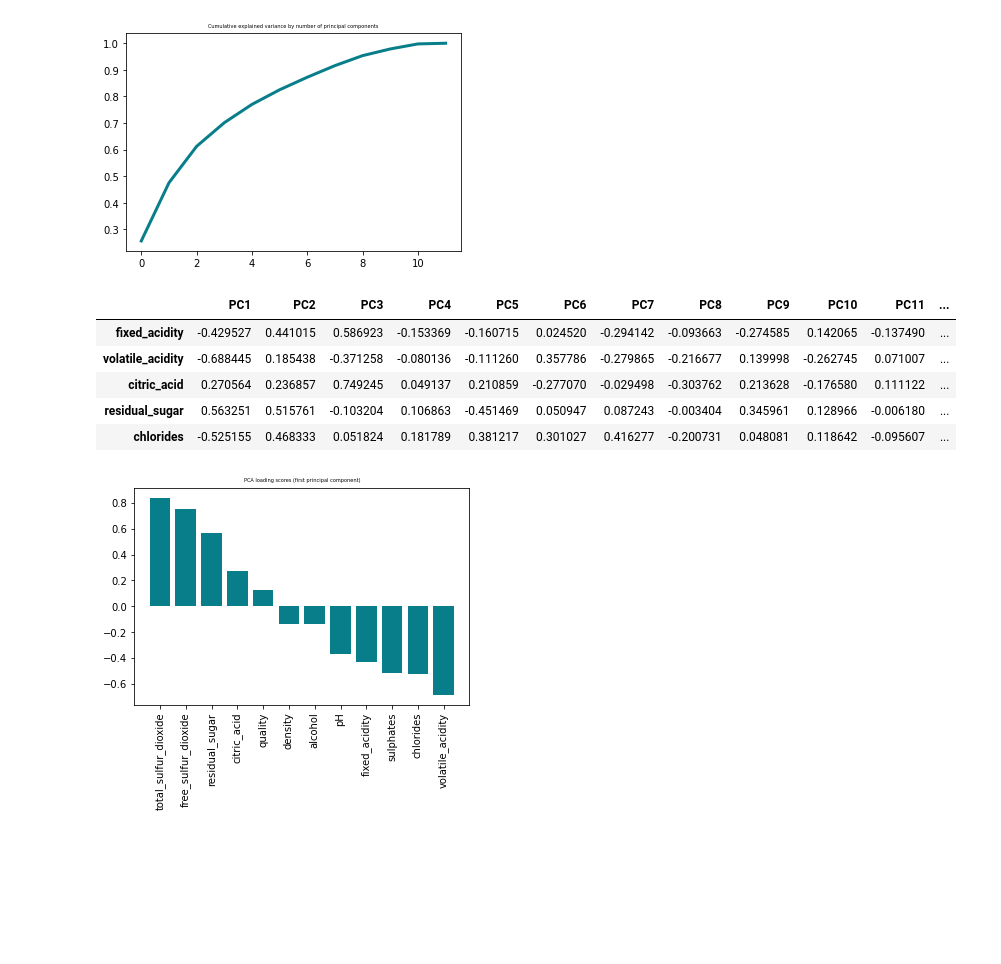
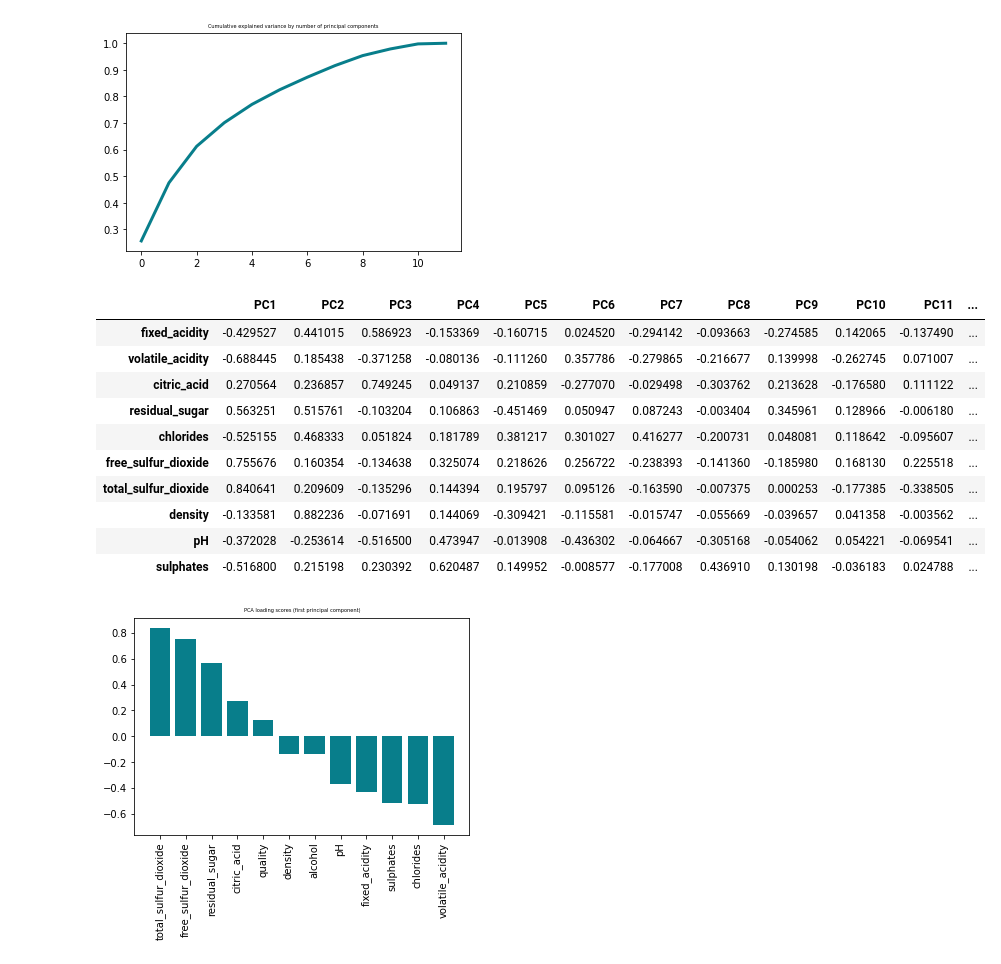
Before and after one commit to Noob919/Feature_selection, a Jupyter notebook: Wine_dataset.ipynb, the cells around one changed output. Cells and saved outputs as stored; diff of their text form; code cells hidden in the pictures; blank space fills up the shorter version.

```diff
--- a/Wine_dataset.ipynb
+++ b/Wine_dataset.ipynb
@@ -186,17 +294,22 @@ plt.show()
 # %%
 loadings = pd.DataFrame(
     data=pca.components_.T * np.sqrt(pca.explained_variance_),
     columns=[f'PC{i}' for i in range(1, len(X_col.columns) + 1)],
     index=X_col.columns
 )
-loadings.head()
+loadings.head(10)
 # %% [output]
 |  | PC1 | PC2 | PC3 | PC4 | PC5 | PC6 | PC7 | PC8 | PC9 | PC10 | PC11 | ... |
 | fixed_acidity | -0.429527 | 0.441015 | 0.586923 | -0.153369 | -0.160715 | 0.024520 | -0.294142 | -0.093663 | -0.274585 | 0.142065 | -0.137490 | ... |
 | volatile_acidity | -0.688445 | 0.185438 | -0.371258 | -0.080136 | -0.111260 | 0.357786 | -0.279865 | -0.216677 | 0.139998 | -0.262745 | 0.071007 | ... |
 | citric_acid | 0.270564 | 0.236857 | 0.749245 | 0.049137 | 0.210859 | -0.277070 | -0.029498 | -0.303762 | 0.213628 | -0.176580 | 0.111122 | ... |
 | residual_sugar | 0.563251 | 0.515761 | -0.103204 | 0.106863 | -0.451469 | 0.050947 | 0.087243 | -0.003404 | 0.345961 | 0.128966 | -0.006180 | ... |
 | chlorides | -0.525155 | 0.468333 | 0.051824 | 0.181789 | 0.381217 | 0.301027 | 0.416277 | -0.200731 | 0.048081 | 0.118642 | -0.095607 | ... |
+| free_sulfur_dioxide | 0.755676 | 0.160354 | -0.134638 | 0.325074 | 0.218626 | 0.256722 | -0.238393 | -0.141360 | -0.185980 | 0.168130 | 0.225518 | ... |
+| total_sulfur_dioxide | 0.840641 | 0.209609 | -0.135296 | 0.144394 | 0.195797 | 0.095126 | -0.163590 | -0.007375 | 0.000253 | -0.177385 | -0.338505 | ... |
+| density | -0.133581 | 0.882236 | -0.071691 | 0.144069 | -0.309421 | -0.115581 | -0.015747 | -0.055669 | -0.039657 | 0.041358 | -0.003562 | ... |
+| pH | -0.372028 | -0.253614 | -0.516500 | 0.473947 | -0.013908 | -0.436302 | -0.064667 | -0.305168 | -0.054062 | 0.054221 | -0.069541 | ... |
+| sulphates | -0.516800 | 0.215198 | 0.230392 | 0.620487 | 0.149952 | -0.008577 | -0.177008 | 0.436910 | 0.130198 | -0.036183 | 0.024788 | ... |
 # %%
 pc1_loadings = loadings.sort_values(by='PC1', ascending=False)[['PC1']]
 pc1_loadings = pc1_loadings.reset_index()
```
Also changed, not shown: parts of 39 cells of this notebook.
